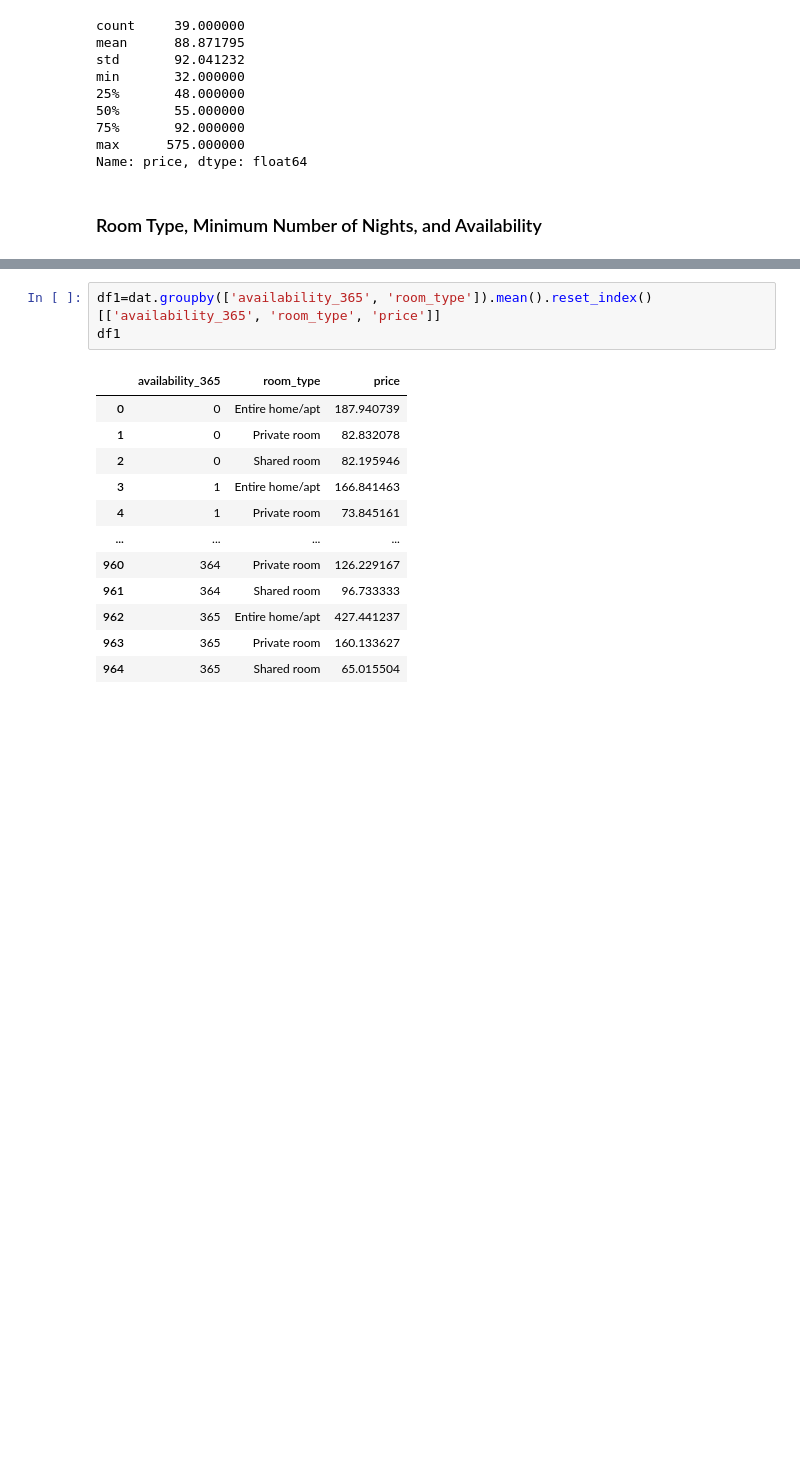
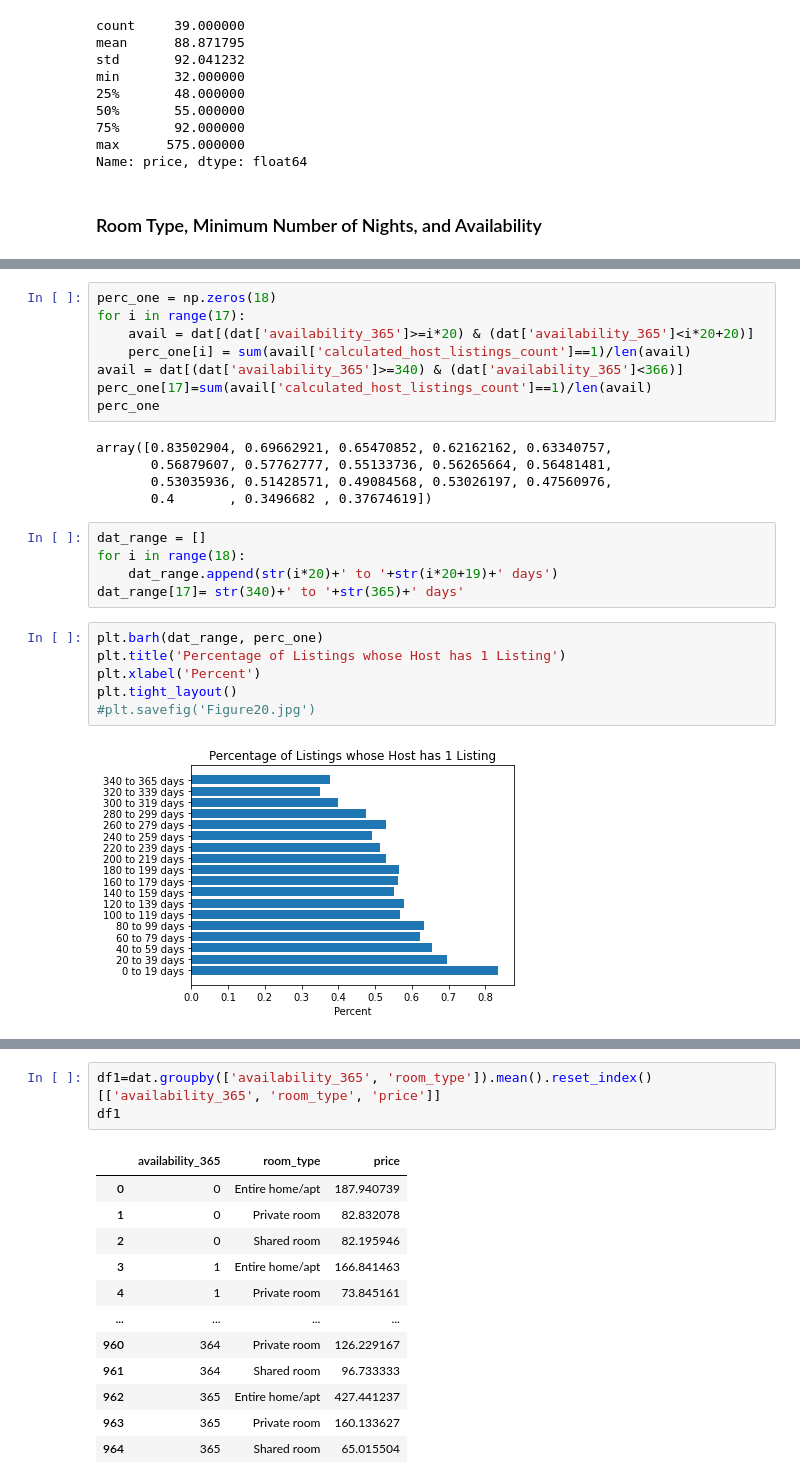
Before and after one commit to dlmao/GeoDataAnalysisAirbnb, a Jupyter notebook: AirbnbAnalysis.ipynb, the cells around one changed output, grey strips where cells are left out. Saved outputs shown, nothing was run; the diff lists cells and outputs as text; blank space fills up the shorter version.

```diff
--- a/AirbnbAnalysis.ipynb
+++ b/AirbnbAnalysis.ipynb
@@ -761,4 +748,30 @@ sns.histplot(x='availability_365',
 [figure]
+# %%
+perc_one = np.zeros(18)
+for i in range(17):
+    avail = dat[(dat['availability_365']>=i*20) & (dat['availability_365']<i*20+20)]
+    perc_one[i] = sum(avail['calculated_host_listings_count']==1)/len(avail)
+avail = dat[(dat['availability_365']>=340) & (dat['availability_365']<366)]
+perc_one[17]=sum(avail['calculated_host_listings_count']==1)/len(avail)
+perc_one
+# %% [output]
+array([0.83502904, 0.69662921, 0.65470852, 0.62162162, 0.63340757,
+       0.56879607, 0.57762777, 0.55133736, 0.56265664, 0.56481481,
+       0.53035936, 0.51428571, 0.49084568, 0.53026197, 0.47560976,
+       0.4       , 0.3496682 , 0.37674619])
+# %%
+dat_range = []
+for i in range(18):
+    dat_range.append(str(i*20)+' to '+str(i*20+19)+' days')
+dat_range[17]= str(340)+' to '+str(365)+' days'
+# %%
+plt.barh(dat_range, perc_one)
+plt.title('Percentage of Listings whose Host has 1 Listing')
+plt.xlabel('Percent')
+plt.tight_layout()
+#plt.savefig('Figure20.jpg')
+# %% [output]
+[figure, added]
 # %%
 fig, axes = plt.subplots(1, 2, figsize = (12, 8))
 sns.histplot(x = 'room_type',
```
Also changed, not shown: parts of 9 cells of this notebook, 1 other file.
